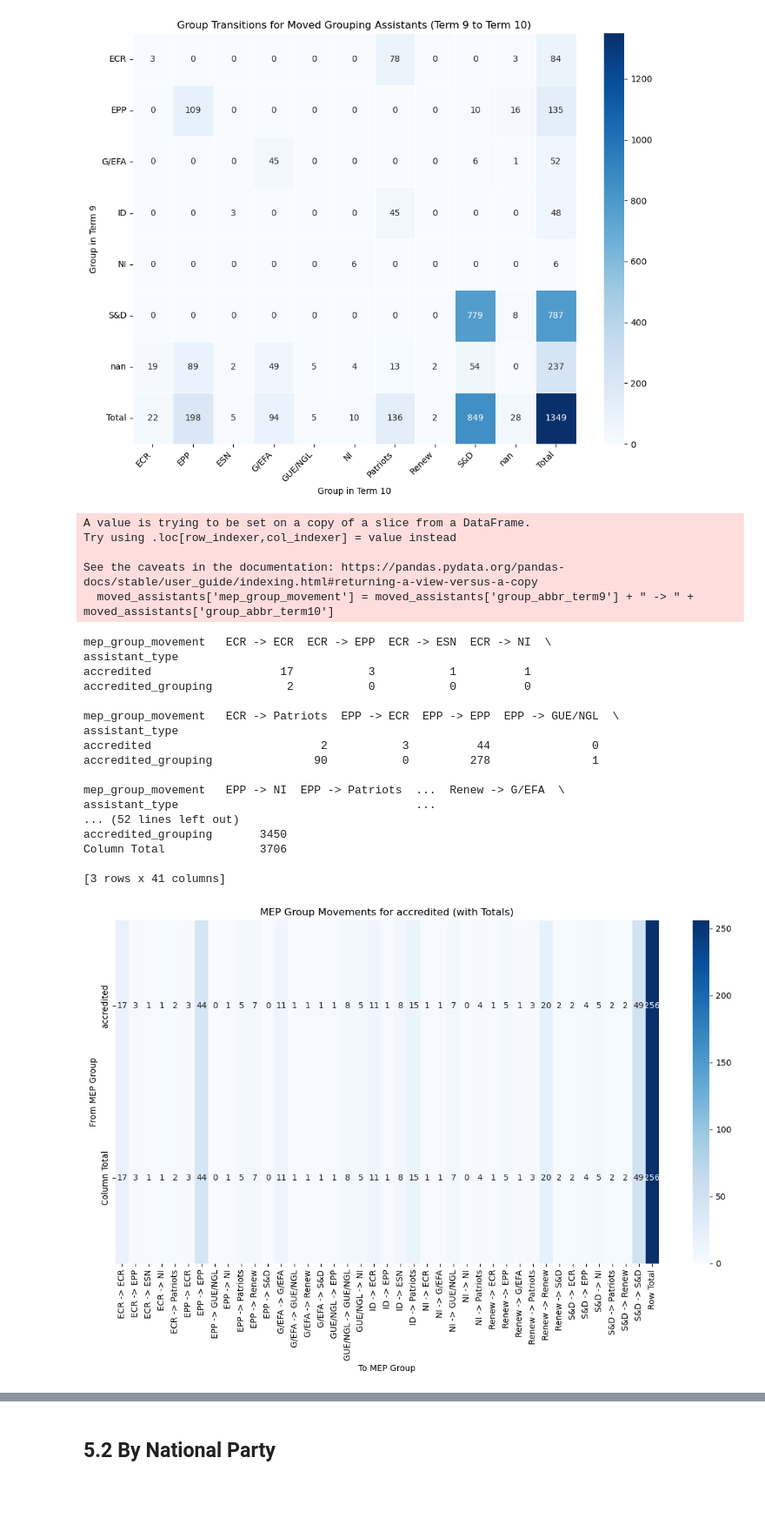
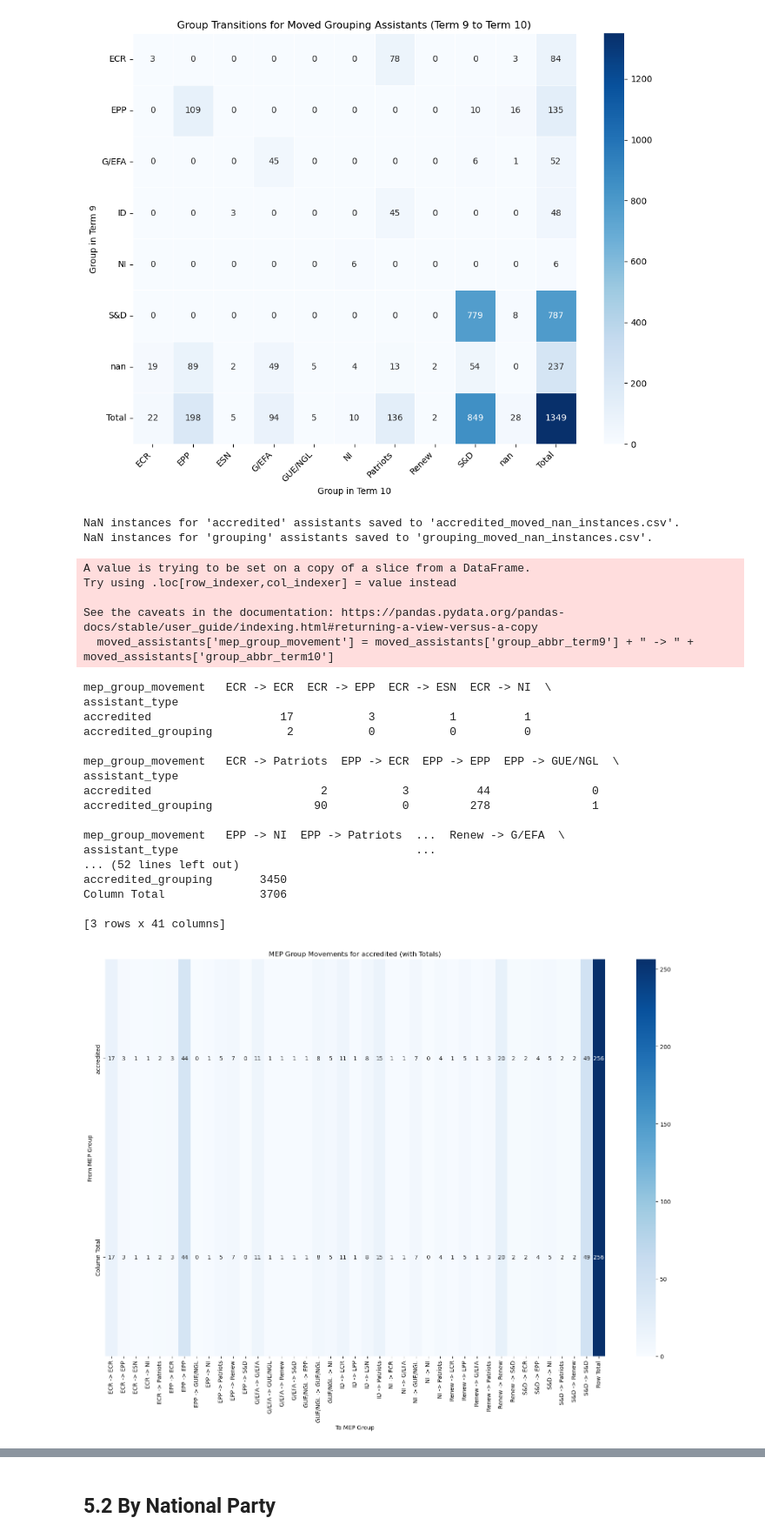
Before and after one commit to emilia-c/AMO-Work, a Jupyter notebook: assistant task/compare 9th & 10th term/apa_movement.ipynb, the cells around one changed output, grey strips where cells are left out. Shown at 87% size. Cells and saved outputs as stored; diff of their text form; code cells hidden in the pictures; blank space fills up the shorter version.

Commit message:
finalize visualizations

```diff
--- a/assistant task/compare 9th & 10th term/apa_movement.ipynb
+++ b/assistant task/compare 9th & 10th term/apa_movement.ipynb
@@ -1221,13 +1374,27 @@ Filtered data for status 'Moved': 130 rows
 [129 rows x 3 columns]
 [figure]
 [figure]
+# %%
+import pandas as pd
+
+# Save the rows with NaN values to CSV for 'accredited' assistants
+nan_instances_accredited = accredited_moved_df[accredited_moved_df['group_term9'].isna() | accredited_moved_df['group_term10'].isna()]
+nan_instances_accredited.to_csv('accredited_moved_nan_instances.csv', index=False)
+
+# Save the rows with NaN values to CSV for 'grouping' assistants
+nan_instances_grouping = grouping_moved_df[grouping_moved_df['group_term9'].isna() | grouping_moved_df['group_term10'].isna()]
+nan_instances_grouping.to_csv('grouping_moved_nan_instances.csv', index=False)
+
+# Print confirmation that CSVs are saved
+print("NaN instances for 'accredited' assistants saved to 'accredited_moved_nan_instances.csv'.")
+print("NaN instances for 'grouping' assistants saved to 'grouping_moved_nan_instances.csv'.")
+# %% [output]
+NaN instances for 'accredited' assistants saved to 'accredited_moved_nan_instances.csv'.
+NaN instances for 'grouping' assistants saved to 'grouping_moved_nan_instances.csv'.
 # %%
 import pandas as pd
 import matplotlib.pyplot as plt
 import seaborn as sns
-
-# Assuming your dataframe `filtered_apas_both_terms` has these columns:
-# 'assistant_name', 'assistant_type', 'mep', 'mep_group', 'term'
 
 # Split the dataframe into Term 9 and Term 10
 term_9 = filtered_apas_both_terms[filtered_apas_both_terms['term'] == 9]
@@ -1267,7 +1434,7 @@ for assistant_type in results.index:
     assistant_data['Row Total'] = assistant_data.sum(axis=1)  # Row-wise total for current type
     assistant_data.loc['Column Total'] = assistant_data.sum(axis=0)  # Column-wise total for current type
 
-    plt.figure(figsize=(12, 8))
+    plt.figure(figsize=(16, 12))
     sns.heatmap(
         assistant_data,
         annot=True,
@@ -1276,31 +1443,31 @@ for assistant_type in results.index:
         cbar=True
     )
     plt.title(f'MEP Group Movements for {assistant_type} (with Totals)')
     plt.ylabel('From MEP Group')
     plt.xlabel('To MEP Group')
     plt.tight_layout()
     plt.show()
 # %% [output]
 A value is trying to be set on a copy of a slice from a DataFrame.
 Try using .loc[row_indexer,col_indexer] = value instead
 
 See the caveats in the documentation: https://pandas.pydata.org/pandas-docs/stable/user_guide/indexing.html#returning-a-view-versus-a-copy
   moved_assistants['mep_group_movement'] = moved_assistants['group_abbr_term9'] + " -> " + moved_assistants['group_abbr_term10']
 mep_group_movement   ECR -> ECR  ECR -> EPP  ECR -> ESN  ECR -> NI  \
 assistant_type
 accredited                   17           3           1          1
 accredited_grouping           2           0           0          0
 
 mep_group_movement   ECR -> Patriots  EPP -> ECR  EPP -> EPP  EPP -> GUE/NGL  \
 assistant_type
 accredited                         2           3          44               0
 accredited_grouping               90           0         278               1
 
 mep_group_movement   EPP -> NI  EPP -> Patriots  ...  Renew -> G/EFA  \
 assistant_type                                   ...
 ... (52 lines left out)
 accredited_grouping       3450
 Column Total              3706
 
 [3 rows x 41 columns]
-[figure, old version]
+[figure, new version]
```
Also changed, not shown: parts of 10 cells of this notebook, 18 other files.
